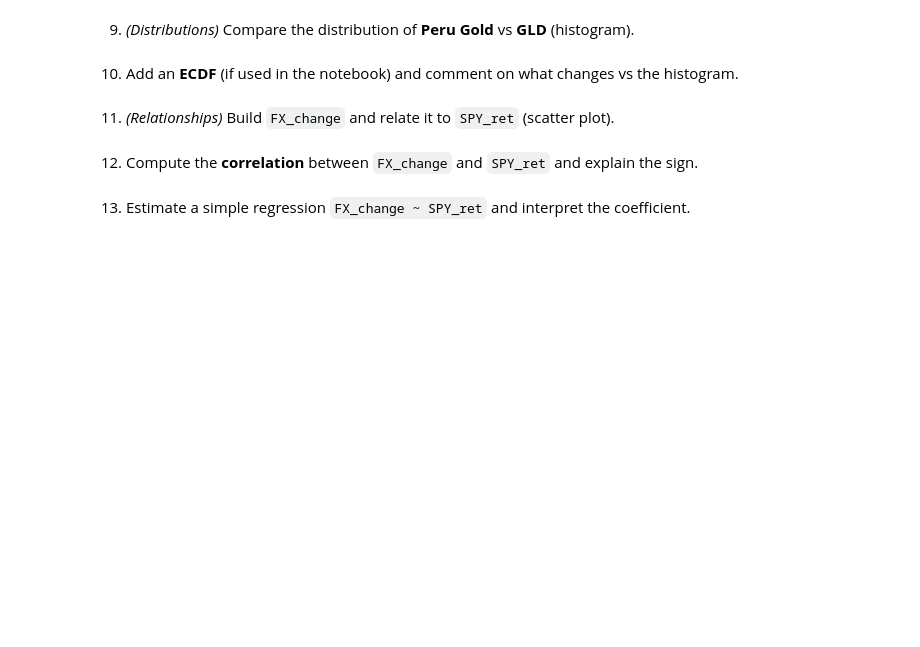
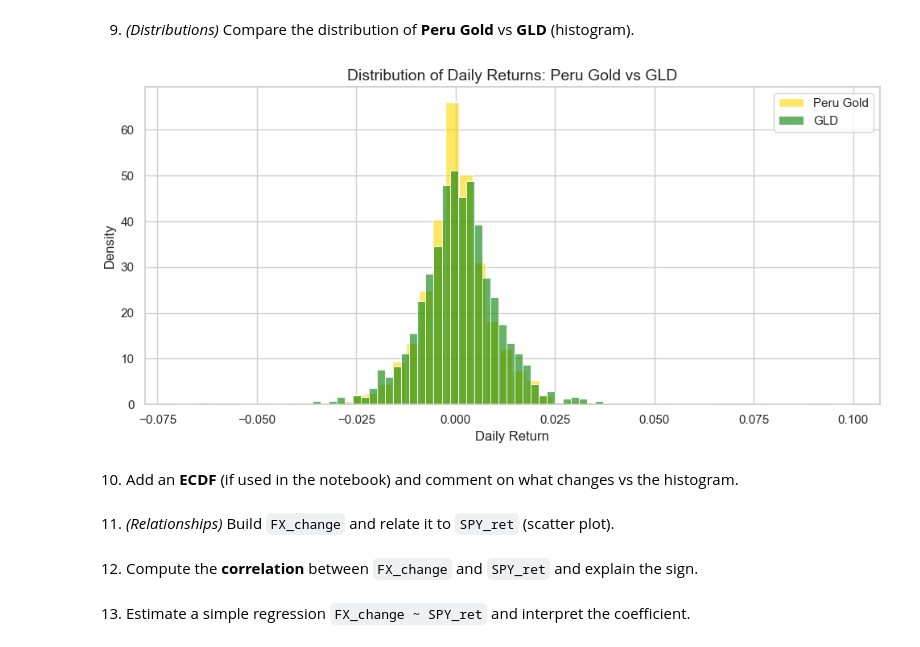
Before and after one commit to anzonyquispe/Python-for-Finance, a Jupyter notebook: homeworks/Assignment_3/Group 6.ipynb, the cells around one changed output. Saved outputs shown, nothing was run; the diff lists cells and outputs as text; code cells hidden in the pictures; blank space fills up the shorter version.

```diff
--- a/homeworks/Assignment_3/Group 6.ipynb
+++ b/homeworks/Assignment_3/Group 6.ipynb
@@ -304,2 +226,7 @@ def yfinance_download(tickers: list[str], start: str, end: str) -> pd.DataFrame:
 # %% [markdown]
 2. Download those series and build a **tidy** table: `date`, `series`, `value`.
+# %%
+df_tidy = (df_bcrp.melt(id_vars="date",var_name="series",value_name="value")
+          .dropna(subset=["value"]).sort_values(["series", "date"]).reset_index(drop=True))
+
+df_tidy.head(10)
@@ -318,5 +425,34 @@ def yfinance_download(tickers: list[str], start: str, end: str) -> pd.DataFrame:
 # %% [markdown]
 9. *(Distributions)* Compare the distribution of **Peru Gold** vs **GLD** (histogram).
+# %%
+# Peru Gold daily returns
+gold_ret = df_wide["gold"].pct_change().dropna()
+
+# GLD daily returns
+gld_ret = df_ret[df_ret["ticker"]=="GLD"]["ret"].dropna()
+
+sns.set_theme(style="whitegrid")
+
+fig, ax = plt.subplots(figsize=(10, 5))
+
+# Histograma Peru Gold
+sns.histplot(gold_ret, bins=50, color="gold", label="Peru Gold", alpha=0.6, stat="density", ax=ax)
+
+# Histograma GLD
+sns.histplot(gld_ret, bins=50, color="green", label="GLD", alpha=0.6, stat="density", ax=ax)
+
+# Título y etiquetas
+ax.set_title("Distribution of Daily Returns: Peru Gold vs GLD", fontsize=14)
+ax.set_xlabel("Daily Return")
+ax.set_ylabel("Density")
+
+# Leyenda
+ax.legend()
+
+plt.tight_layout()
+plt.show()
+# %% [output]
+[figure, added]
 # %% [markdown]
 10. Add an **ECDF** (if used in the notebook) and comment on what changes vs the histogram.
 # %% [markdown]
```
Also changed, not shown: parts of 15 cells of this notebook.
